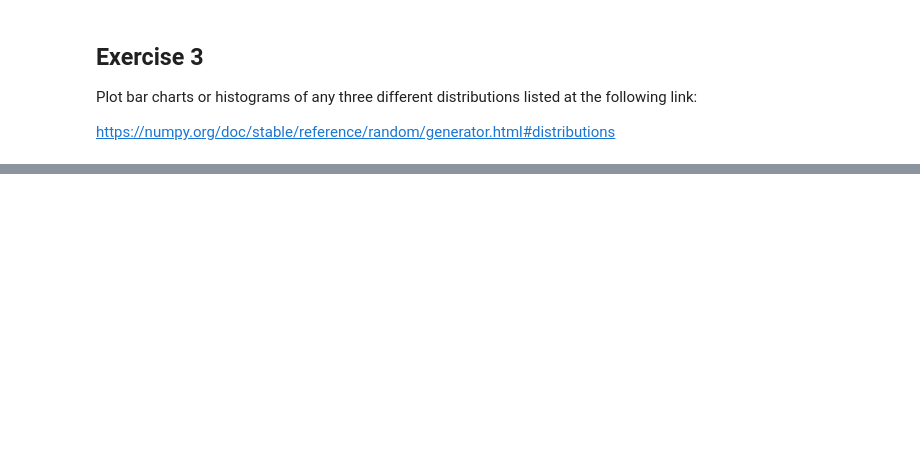
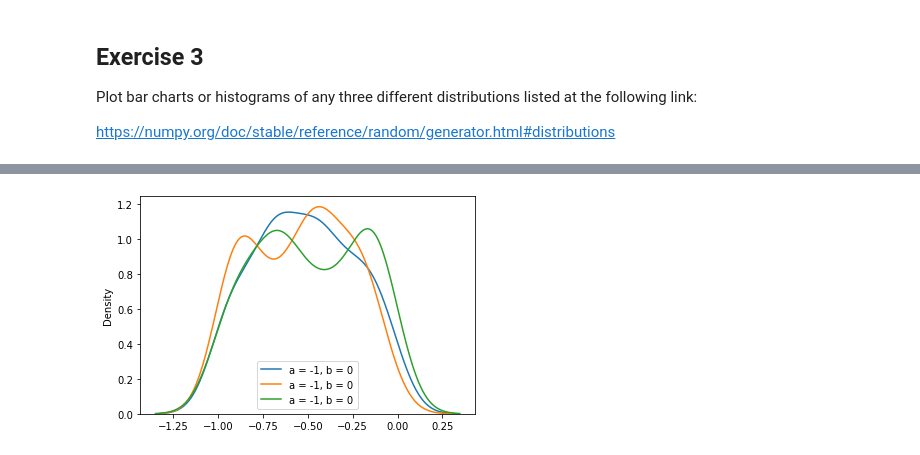
Before and after one commit to KenLin765/funddata-assessment, a Jupyter notebook: practicals/02.randomness.ipynb, the cells around one changed output, grey strips where cells are left out. Cells and saved outputs as stored; diff of their text form; code cells hidden in the pictures; blank space fills up the shorter version.

```diff
--- a/practicals/02.randomness.ipynb
+++ b/practicals/02.randomness.ipynb
@@ -157,0 +196,23 @@ plt.show()
+# %%
+## I looked into this further and decided to try different libraries based on https://www.alphacodingskills.com/numpy/numpy-uniform-distribution.php
+
+## kdeplot() function allows us to compare multiple density functions graphically using Seaborn
+
+np.random.seed(10)
+
+## numerical value that generates a new set or repeats pseudo-random numbers
+
+size = 100
+#plots 100 example figures
+sns.kdeplot(np.random.uniform(-1, 0, size))
+sns.kdeplot(np.random.uniform(-1, 0, size))
+sns.kdeplot(np.random.uniform(-1, 0, size))
+
+plt.legend(["a = -1, b = 0",
+            "a = -1, b = 0",
+            "a = -1, b = 0"])
+plt.show()
+
+## plots graph
+# %% [output]
+[figure, added]
```
Also changed, not shown: parts of 12 cells of this notebook.
